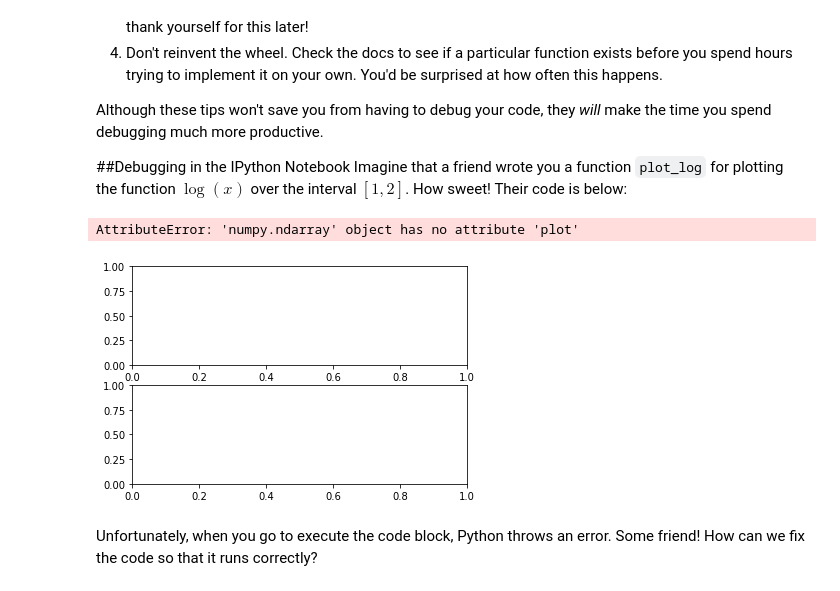
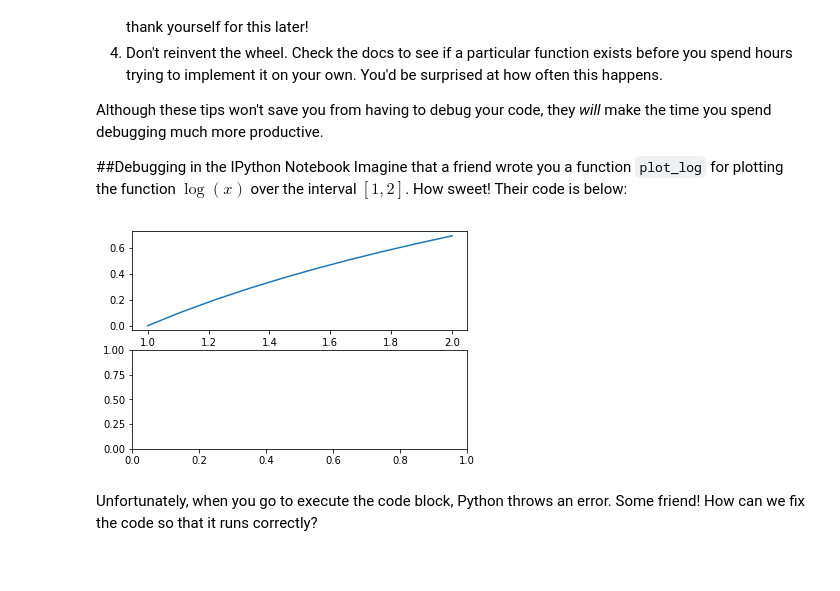
Before and after one commit to Pearl-Ayem/Atmospheric-Radiation-and-Remote-Sensing, a Jupyter notebook: notebooks/debugging_intro.ipynb, the cells around one changed output. Saved outputs shown, nothing was run; the diff lists cells and outputs as text; code cells hidden in the pictures.

```diff
--- a/notebooks/debugging_intro.ipynb
+++ b/notebooks/debugging_intro.ipynb
@@ -29,14 +29,13 @@ import matplotlib.pyplot as plt
 # %%
 def plot_log():
     figure, axis = plt.subplots(2, 1)
     x = np.linspace(1, 2, 10)
-    axis.plot(x, np.log(x))
+    axis[0].plot(x, np.log(x))
     plt.show()
 
 plot_log()  # Call the function, generate plot
 # %% [output]
-AttributeError: 'numpy.ndarray' object has no attribute 'plot'
-[figure, old version]
+[figure, new version]
 # %% [markdown]
 Unfortunately, when you go to execute the code block, Python throws an error. Some friend! How can we fix the code so that it runs correctly?
 # %% [markdown]
```
Also changed, not shown: parts of 2 cells of this notebook, 11 other files.
